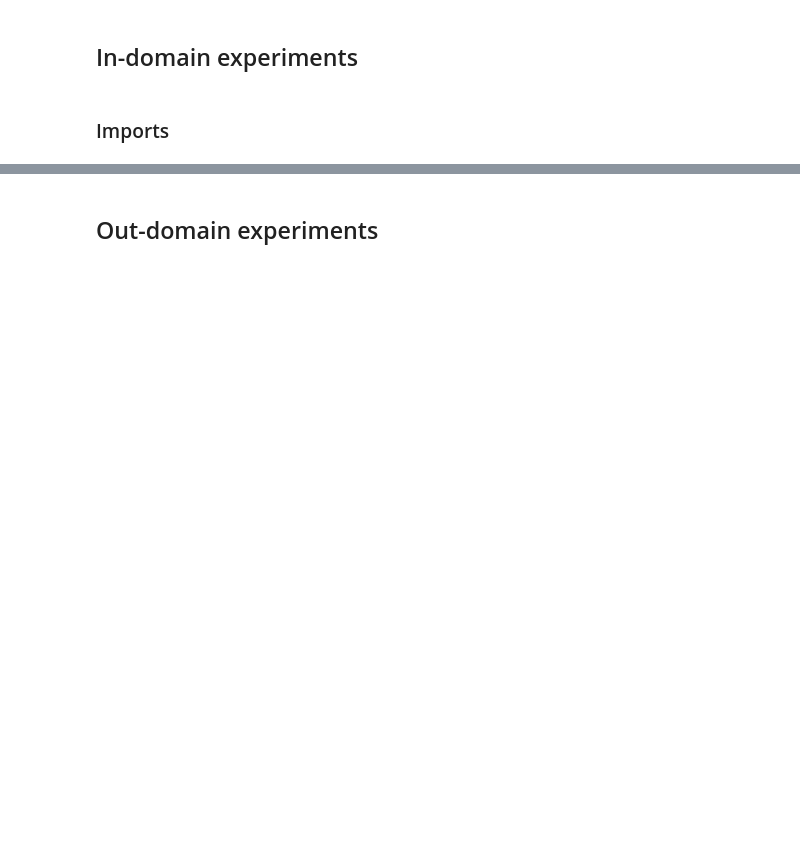
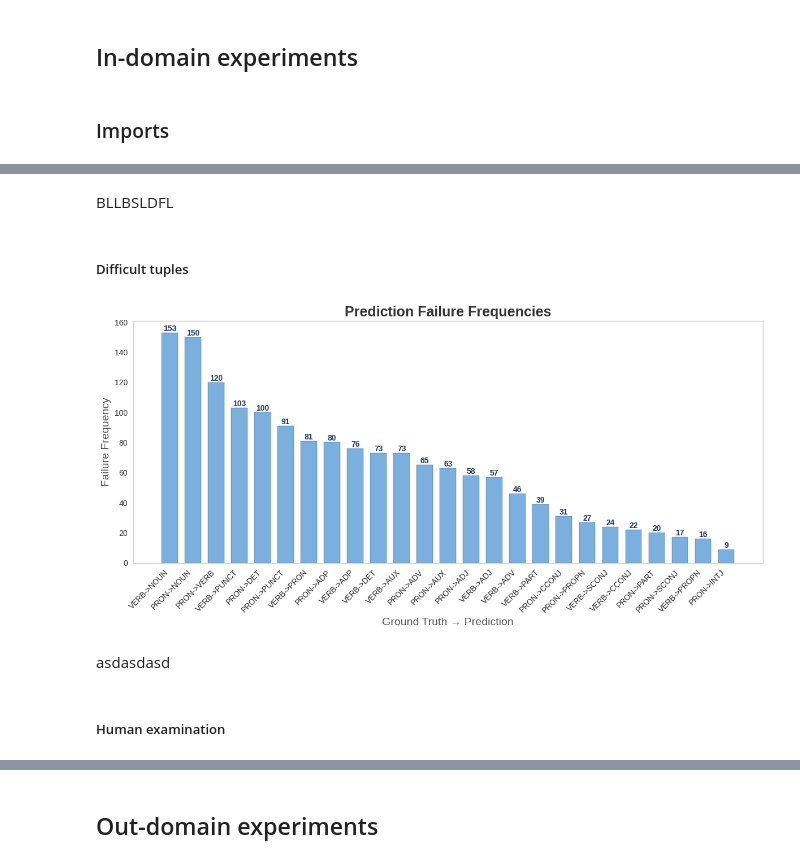
Before and after one commit to AndreaJaunarena-ehu/HMM_Andrea, a Jupyter notebook: analysis.ipynb, the cells around one changed output, grey strips where cells are left out. Cells and saved outputs as stored; diff of their text form; code cells hidden in the pictures; blank space fills up the shorter version.

```diff
--- a/analysis.ipynb
+++ b/analysis.ipynb
@@ -95,0 +211,9 @@ results2 = model.test(test_file2)
+# %%
+train_file = "data/en_gumreddit-ud-train.conllu"
+test_file = "data/en_gumreddit-ud-test.conllu"
+
+unk_threshold = 1
+word_model = "form"
+model = our_HMM(train_file, unk_threshold=unk_threshold, word_model=word_model)
+# %%
+results, parsed_file, preds_tag, gold_tag = model.test(test_file)
@@ -95,0 +234,12 @@ results2 = model.test(test_file2)
+# %% [markdown]
+BLLBSLDFL
+# %% [markdown]
+##### Difficult tuples
+# %%
+most_repeated_tuples = create_histogram(preds_tag, gold_tag)
+# %% [output]
+[figure, added]
+# %% [markdown]
+asdasdasd
+# %% [markdown]
+##### Human examination
```
Also changed, not shown: parts of 45 cells of this notebook.
